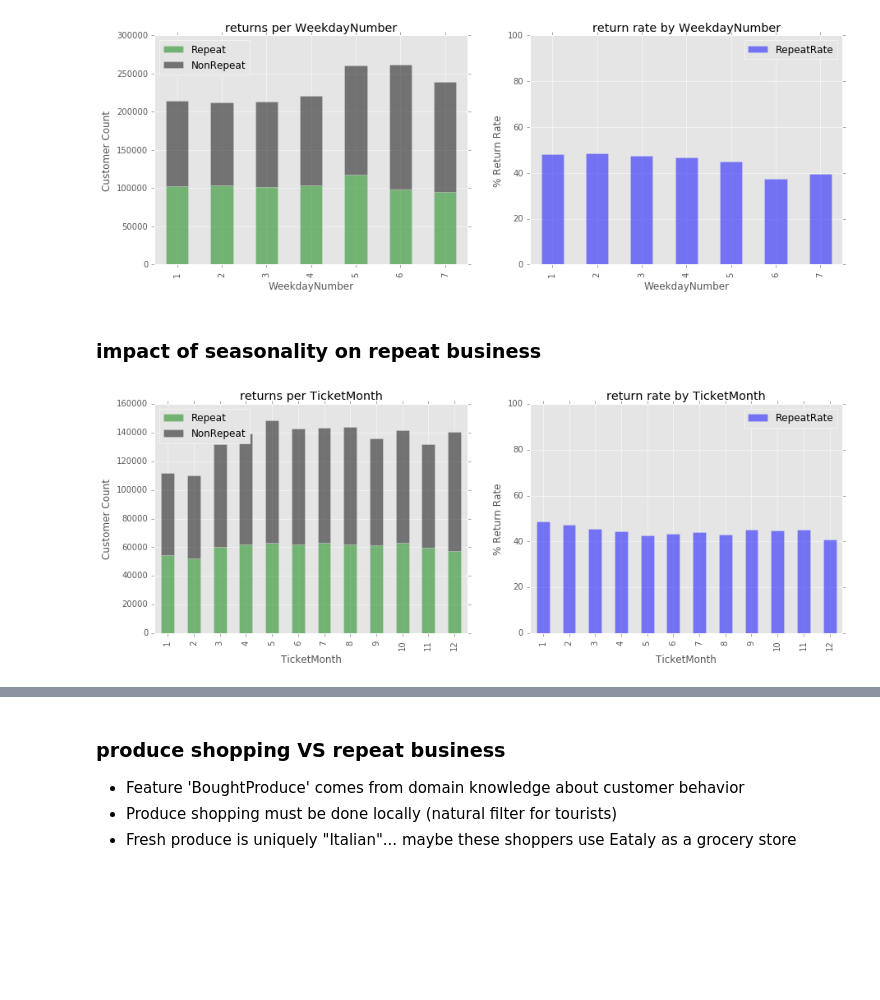
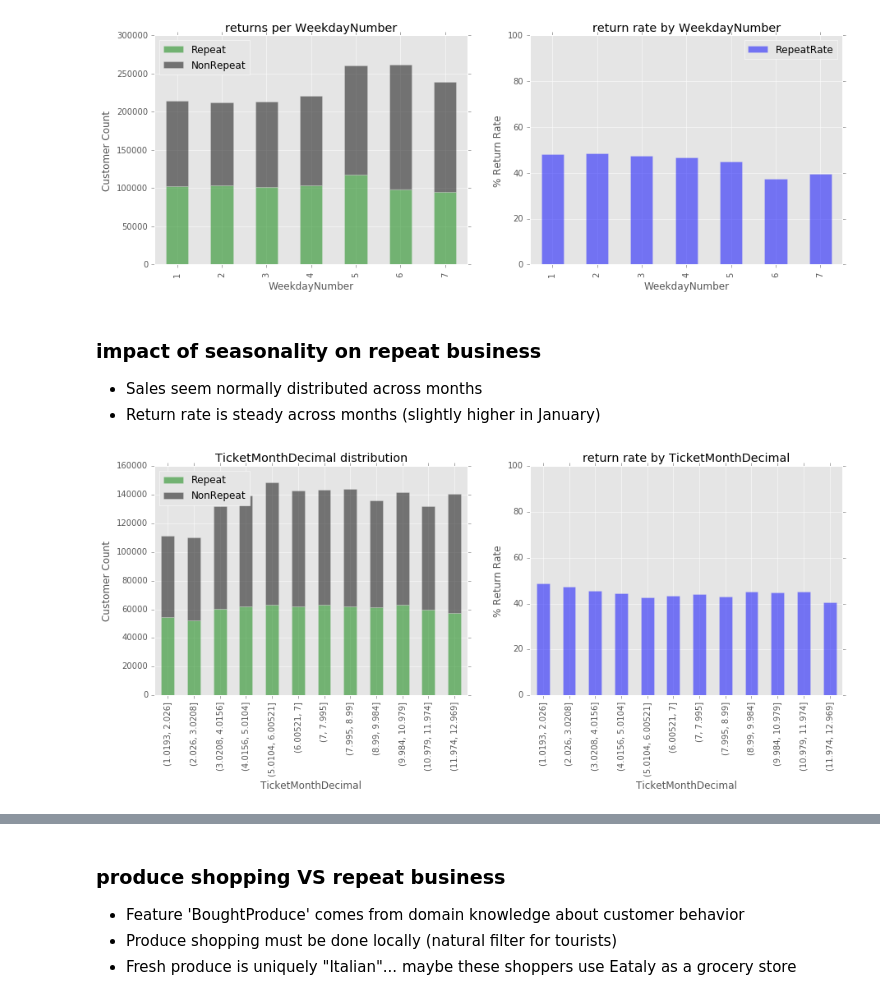
Before and after one commit to zenyui/ga-portfolio, a Jupyter notebook: project/zenyui_repeatly.ipynb, the cells around one changed output, grey strips where cells are left out. Saved outputs shown, nothing was run; the diff lists cells and outputs as text; code cells hidden in the pictures; blank space fills up the shorter version.

```diff
--- a/project/zenyui_repeatly.ipynb
+++ b/project/zenyui_repeatly.ipynb
@@ -274,7 +236,9 @@ plot_rrate(df, ['WeekdayNumber'])
 [figure]
 # %% [markdown]
 ### impact of seasonality on repeat business
+- Sales seem normally distributed across months
+- Return rate is steady across months (slightly higher in January)
-# %%
-plot_rrate(df, ['TicketMonth'])
-# %% [output]
-[figure, removed]
+# %%
+plot_rrate_hist(df, 'TicketMonthDecimal', 12)
+# %% [output]
+[figure, added]
```
Also changed, not shown: parts of 44 cells of this notebook.
